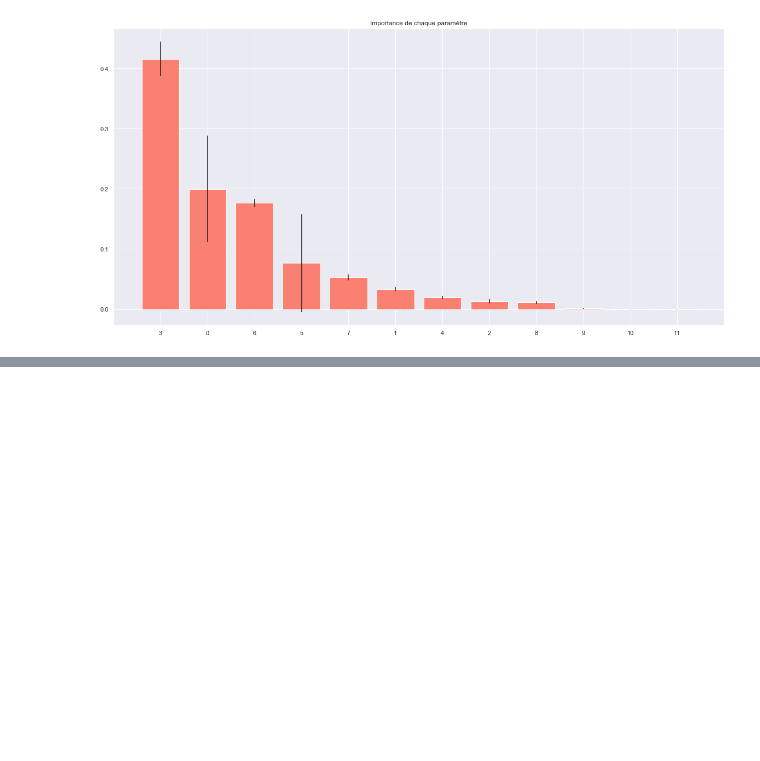
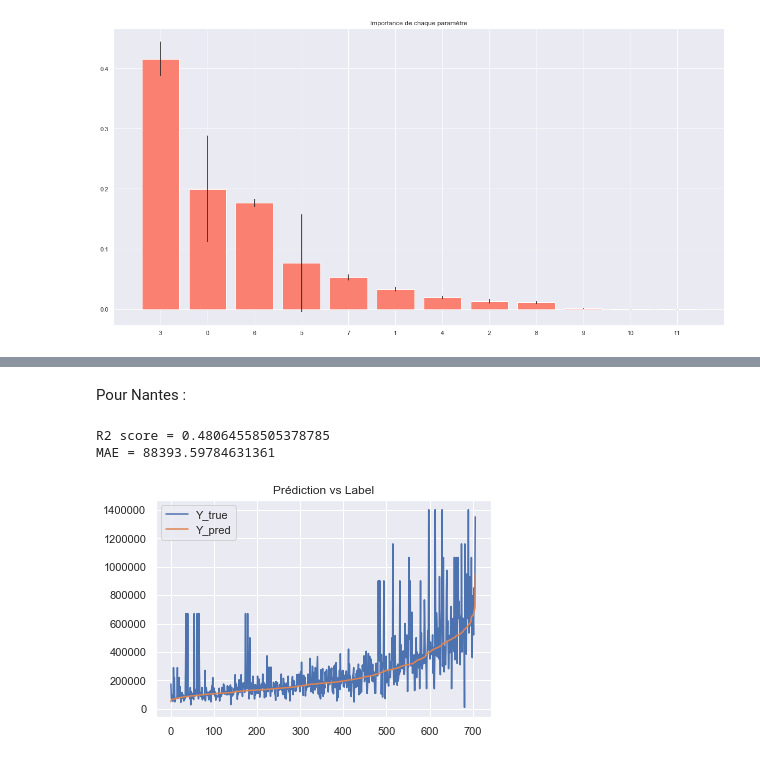
Before and after one commit to C18andre/CoveaModele, a Jupyter notebook: Presentation.ipynb, the cells around one changed output, grey strips where cells are left out. Saved outputs shown, nothing was run; the diff lists cells and outputs as text; code cells hidden in the pictures; blank space fills up the shorter version.

```diff
--- a/Presentation.ipynb
+++ b/Presentation.ipynb
@@ -292,0 +368,10 @@ MAE = 66285.3928384512
+# %% [markdown]
+Pour Nantes :
+# %%
+plotTest(test_nantes_xgb)
+#plotTest(test_nantes_rfr)
+#plotTest(test_nantes_nn)
+# %% [output]
+R2 score = 0.48064558505378785
+MAE = 88393.59784631361
+[figure, added]
```
Also changed, not shown: parts of 60 cells of this notebook.
